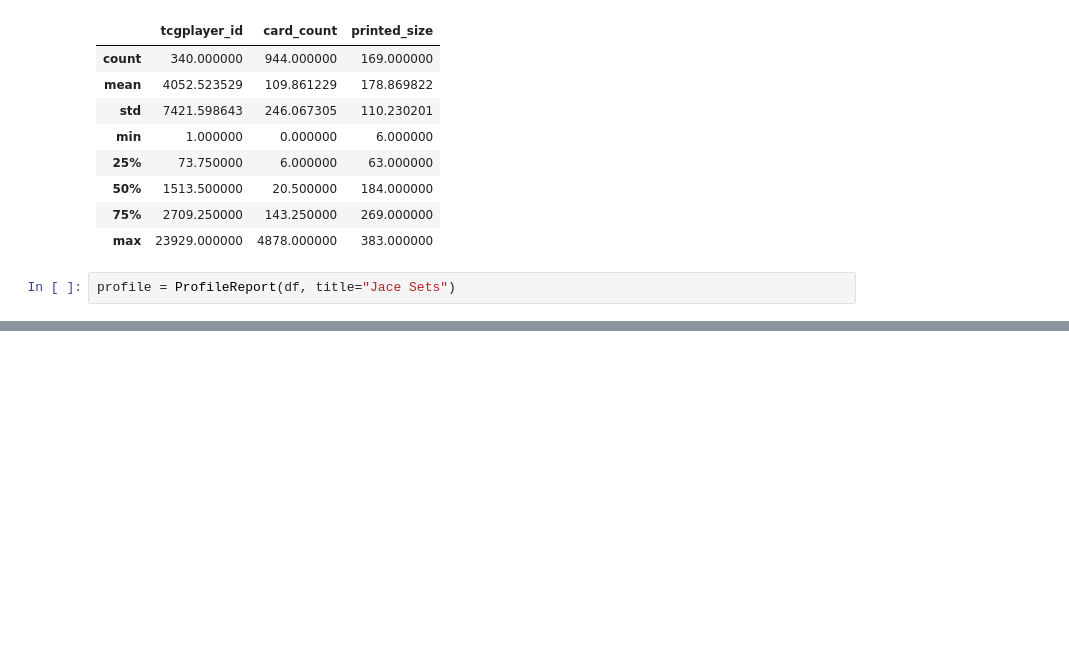
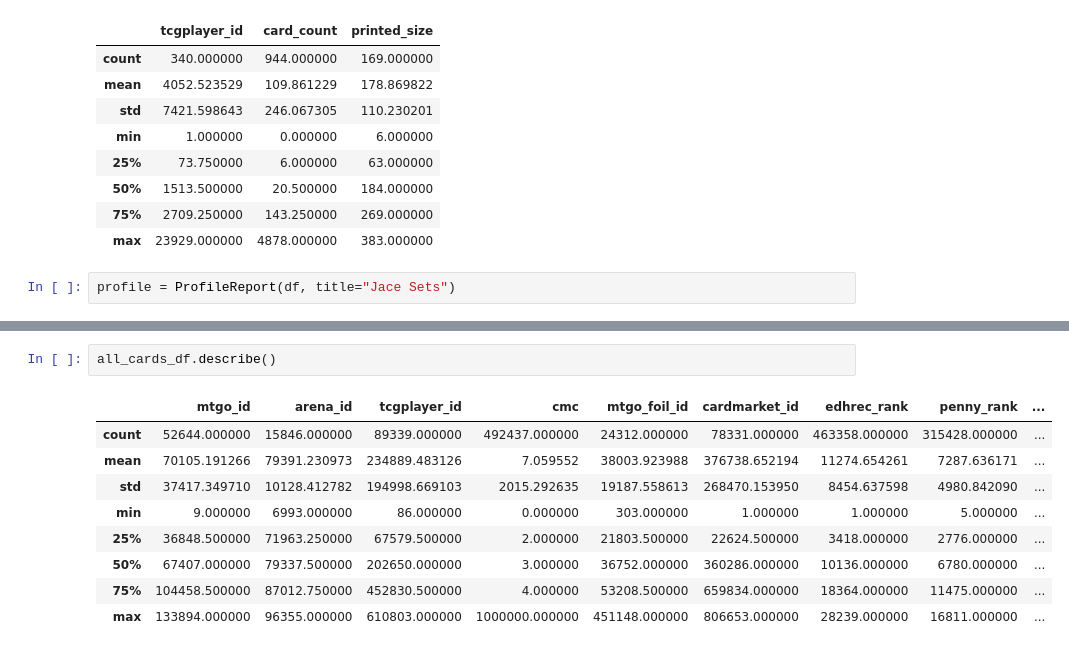
Before and after one commit to SirCaptainMitch/jace-the-bot, a Jupyter notebook: notebooks/all_sets_fetch.ipynb, the cells around one changed output, grey strips where cells are left out. Cells and saved outputs as stored; diff of their text form; blank space fills up the shorter version.

```diff
--- a/notebooks/all_sets_fetch.ipynb
+++ b/notebooks/all_sets_fetch.ipynb
@@ -41,0 +61,12 @@ profile = ProfileReport(df, title="Jace Sets")
+# %%
+all_cards_df.describe()
+# %% [output]
+|  | mtgo_id | arena_id | tcgplayer_id | cmc | mtgo_foil_id | cardmarket_id | edhrec_rank | penny_rank | ... |
+| count | 52644.000000 | 15846.000000 | 89339.000000 | 492437.000000 | 24312.000000 | 78331.000000 | 463358.000000 | 315428.000000 | ... |
+| mean | 70105.191266 | 79391.230973 | 234889.483126 | 7.059552 | 38003.923988 | 376738.652194 | 11274.654261 | 7287.636171 | ... |
+| std | 37417.349710 | 10128.412782 | 194998.669103 | 2015.292635 | 19187.558613 | 268470.153950 | 8454.637598 | 4980.842090 | ... |
+| min | 9.000000 | 6993.000000 | 86.000000 | 0.000000 | 303.000000 | 1.000000 | 1.000000 | 5.000000 | ... |
+| 25% | 36848.500000 | 71963.250000 | 67579.500000 | 2.000000 | 21803.500000 | 22624.500000 | 3418.000000 | 2776.000000 | ... |
+| 50% | 67407.000000 | 79337.500000 | 202650.000000 | 3.000000 | 36752.000000 | 360286.000000 | 10136.000000 | 6780.000000 | ... |
+| 75% | 104458.500000 | 87012.750000 | 452830.500000 | 4.000000 | 53208.500000 | 659834.000000 | 18364.000000 | 11475.000000 | ... |
+| max | 133894.000000 | 96355.000000 | 610803.000000 | 1000000.000000 | 451148.000000 | 806653.000000 | 28239.000000 | 16811.000000 | ... |
```
Also changed, not shown: parts of 5 cells of this notebook, 1 other file.
